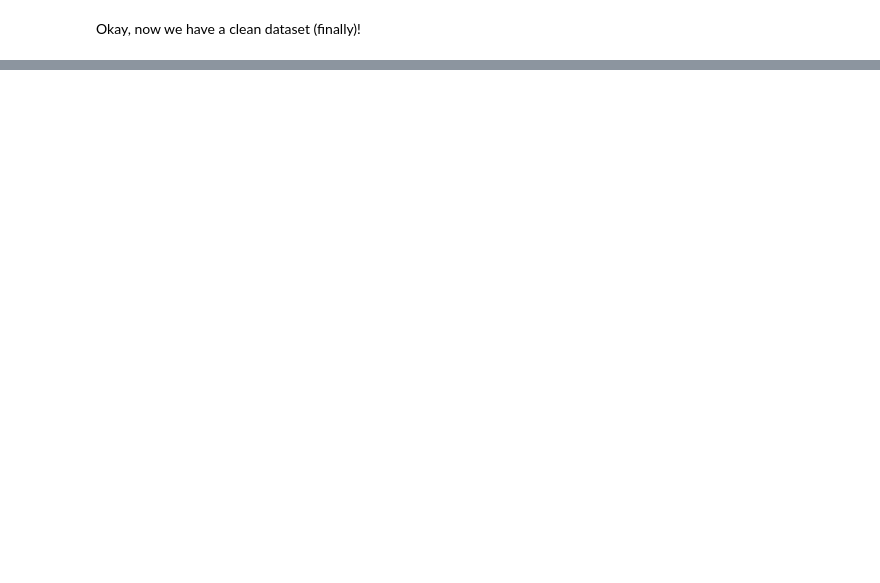
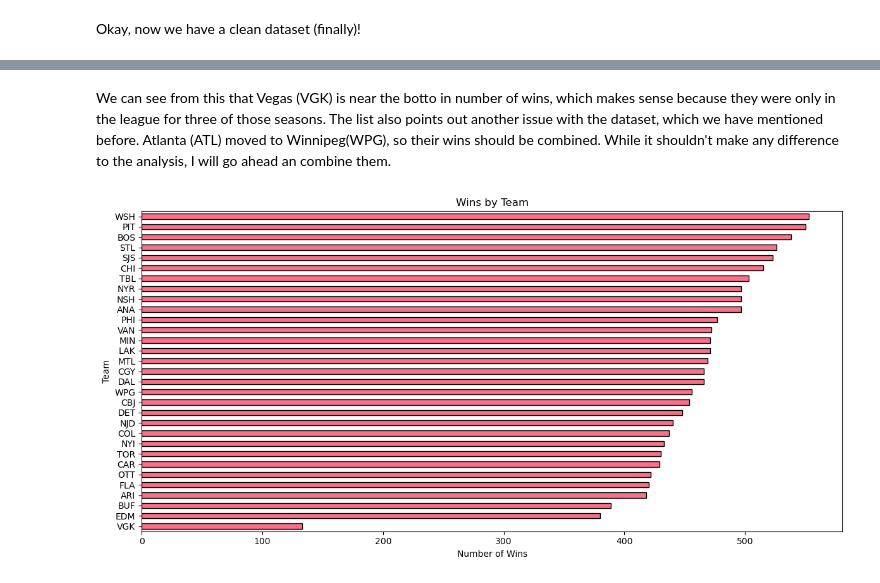
Before and after one commit to markshumka/NHL-Game-Predictor, a Jupyter notebook: Notebooks/Initial_data_upload_and_EDA.ipynb, the cells around one changed output, grey strips where cells are left out. Drawn from its saved outputs; the diff is of its cells as text; code cells hidden in the pictures; blank space fills up the shorter version.

```diff
--- a/Notebooks/Initial_data_upload_and_EDA.ipynb
+++ b/Notebooks/Initial_data_upload_and_EDA.ipynb
@@ -966,0 +1011,25 @@ merged_df.head()
+# %% [markdown]
+We can see from this that Vegas (VGK) is near the botto in number of wins, which makes sense because they were only in the league for three of those seasons. The list also points out another issue with the dataset, which we have mentioned before. Atlanta (ATL) moved to Winnipeg(WPG), so their wins should be combined. While it shouldn't make any difference to the analysis, I will go ahead an combine them.
+# %%
+merged_df['team_x'] = merged_df['team_x'].replace({'ATL': 'WPG'})
+# %%
+# Group by 'team' and count the wins
+win_counts = merged_df.groupby('team_x')['won'].sum()
+
+# Sort teams by the number of wins in descending order
+win_counts = win_counts.sort_values()
+
+# Create a bar chart
+plt.figure(figsize=(12, 6))
+win_counts.plot(kind='barh', edgecolor='black')
+
+# Set labels and title
+plt.xlabel('Number of Wins')
+plt.ylabel('Team')
+plt.title('Wins by Team')
+
+# Show the plot
+plt.tight_layout()
+plt.show()
+# %% [output]
+[figure, added]
```
Also changed, not shown: parts of 85 cells of this notebook.
